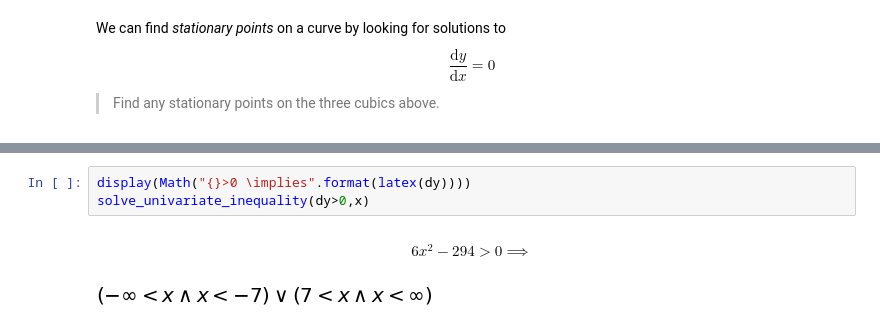
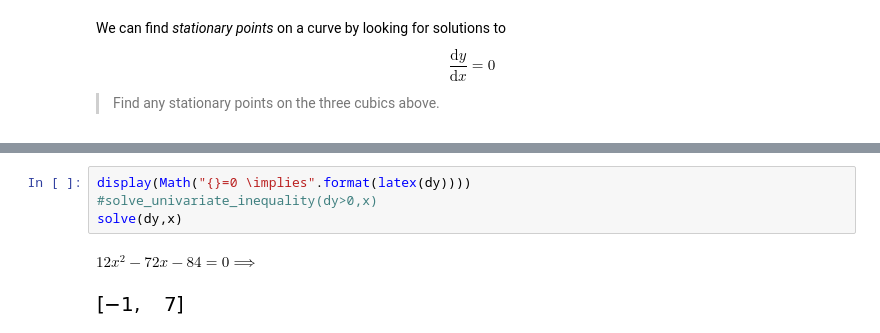
Before and after one commit to adacollege/maths-1-calculus, a Jupyter notebook: applications of differentiation.ipynb, the cells around one changed output, grey strips where cells are left out. Drawn from its saved outputs; the diff is of its cells as text.

```diff
--- a/applications of differentiation.ipynb
+++ b/applications of differentiation.ipynb
@@ -74,6 +74,7 @@ $$f'(x)=12 x^{2} - 72 x + 60$$
 # %%
-display(Math("{}>0 \implies".format(latex(dy))))
-solve_univariate_inequality(dy>0,x)
+display(Math("{}=0 \implies".format(latex(dy))))
+#solve_univariate_inequality(dy>0,x)
+solve(dy,x)
 # %% [output]
-$$6 x^{2} - 294>0 \implies$$
+$\displaystyle 12 x^{2} - 72 x - 84=0 \implies$
-[figure, old version]
+[figure, new version]
```
Also changed, not shown: parts of 5 cells of this notebook, 4 other files.
